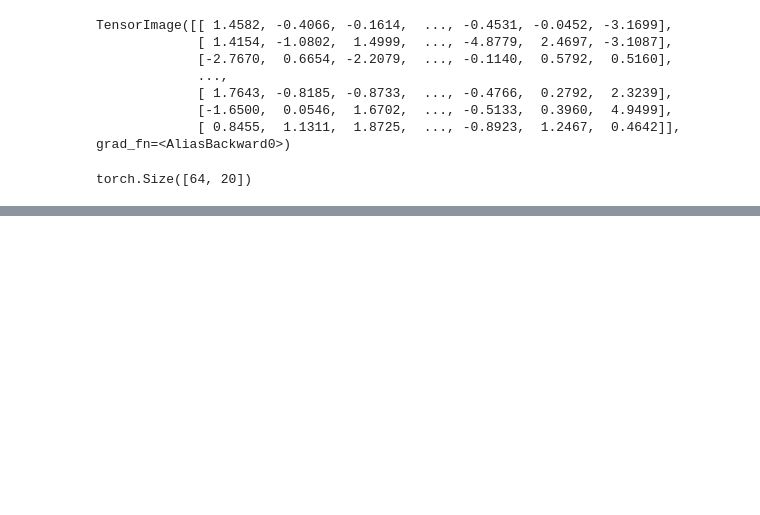
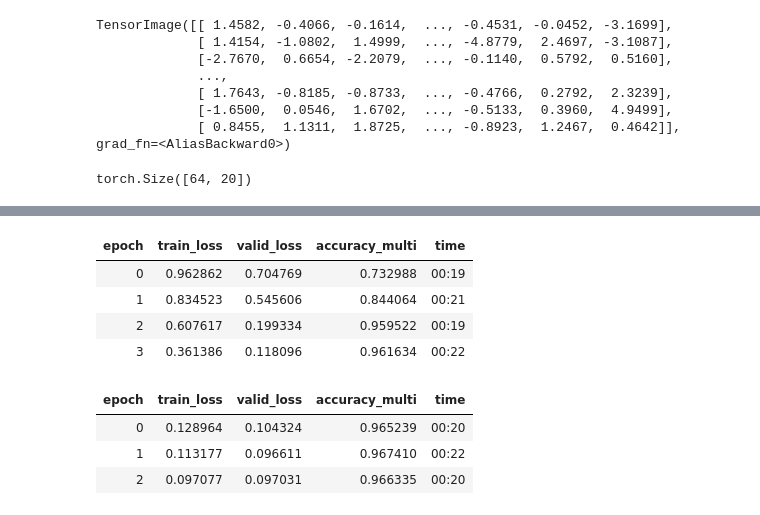
Before and after one commit to mail2venkie/fastbook, a Jupyter notebook: myclean/06_multicat.ipynb, the cells around one changed output, grey strips where cells are left out. Drawn from its saved outputs; the diff is of its cells as text; code cells hidden in the pictures; blank space fills up the shorter version.

```diff
--- a/myclean/06_multicat.ipynb
+++ b/myclean/06_multicat.ipynb
@@ -95,0 +105,16 @@ TensorImage([[0.8113, 0.3997, 0.4597,  ..., 0.3886, 0.4887, 0.0403],
+# %%
+learner.fine_tune(
+    epochs = 3,
+    base_lr = 3e-3,
+    freeze_epochs = 4
+)
+# %% [output]
+| epoch | train_loss | valid_loss | accuracy_multi | time |
+| 0 | 0.962862 | 0.704769 | 0.732988 | 00:19 |
+| 1 | 0.834523 | 0.545606 | 0.844064 | 00:21 |
+| 2 | 0.607617 | 0.199334 | 0.959522 | 00:19 |
+| 3 | 0.361386 | 0.118096 | 0.961634 | 00:22 |
+| epoch | train_loss | valid_loss | accuracy_multi | time |
+| 0 | 0.128964 | 0.104324 | 0.965239 | 00:20 |
+| 1 | 0.113177 | 0.096611 | 0.967410 | 00:22 |
+| 2 | 0.097077 | 0.097031 | 0.966335 | 00:20 |
```
Also changed, not shown: parts of 15 cells of this notebook.
